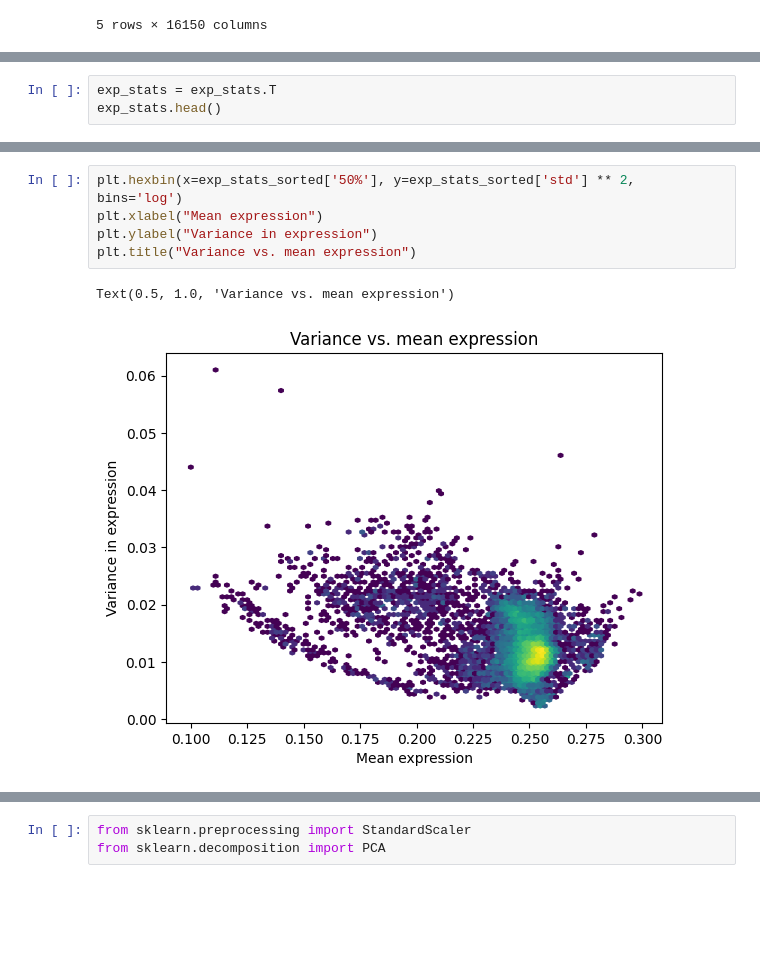
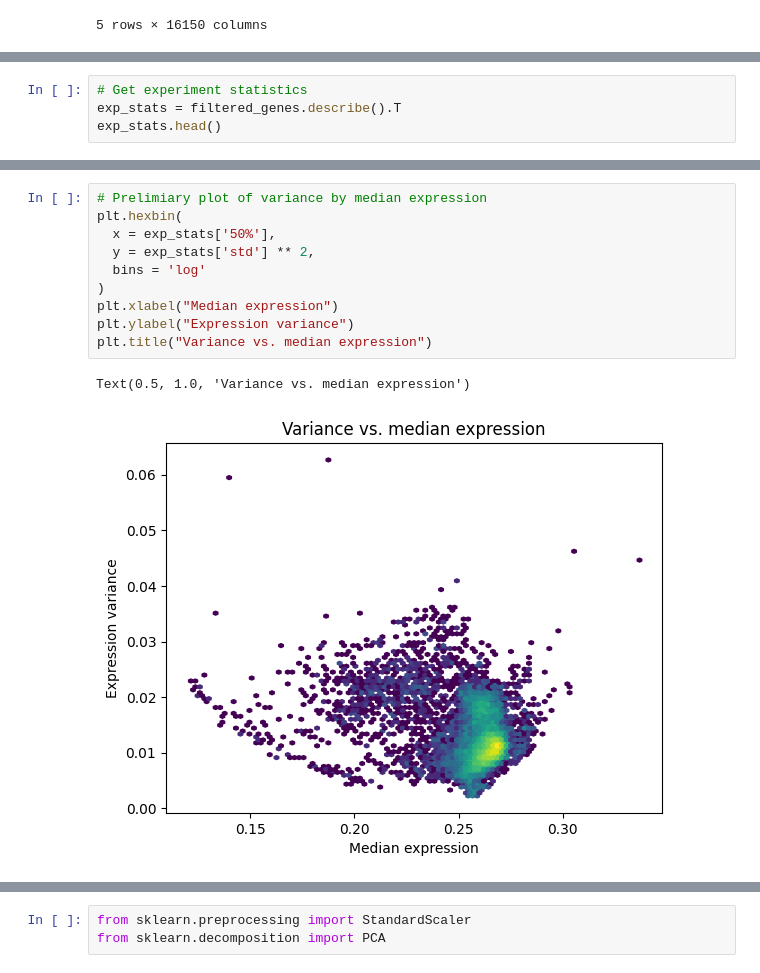
Before and after one commit to Mukundan-T/seqADAGE, a Jupyter notebook: Py/muk_transfer_learning/Mukundan_sA_ecmg_tl.ipynb, the cells around one changed output, grey strips where cells are left out. Drawn from its saved outputs; the diff is of its cells as text; blank space fills up the shorter version.

```diff
--- a/Py/muk_transfer_learning/Mukundan_sA_ecmg_tl.ipynb
+++ b/Py/muk_transfer_learning/Mukundan_sA_ecmg_tl.ipynb
@@ -215,5 +197,6 @@ exp_stats = all_comp.describe()
 # %%
-exp_stats = exp_stats.T
+# Get experiment statistics
+exp_stats = filtered_genes.describe().T
 exp_stats.head()
 # %% [output]
 |  | count | mean | std | min | 25% | 50% | 75% | max |
@@ -243,8 +208,13 @@ Text(0.5, 1.0, 'Variance vs. mean expression')
 # %%
-plt.hexbin(x=exp_stats_sorted['50%'], y=exp_stats_sorted['std'] ** 2, bins='log')
-plt.xlabel("Mean expression")
-plt.ylabel("Variance in expression")
-plt.title("Variance vs. mean expression")
+# Prelimiary plot of variance by median expression
+plt.hexbin(
+  x = exp_stats['50%'],
+  y = exp_stats['std'] ** 2,
+  bins = 'log'
+)
+plt.xlabel("Median expression")
+plt.ylabel("Expression variance")
+plt.title("Variance vs. median expression")
 # %% [output]
-Text(0.5, 1.0, 'Variance vs. mean expression')
+Text(0.5, 1.0, 'Variance vs. median expression')
-[figure, old version]
+[figure, new version]
```
Also changed, not shown: parts of 54 cells of this notebook.
